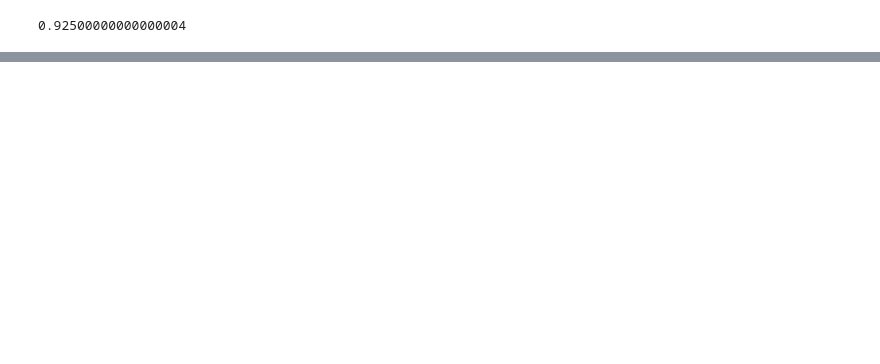
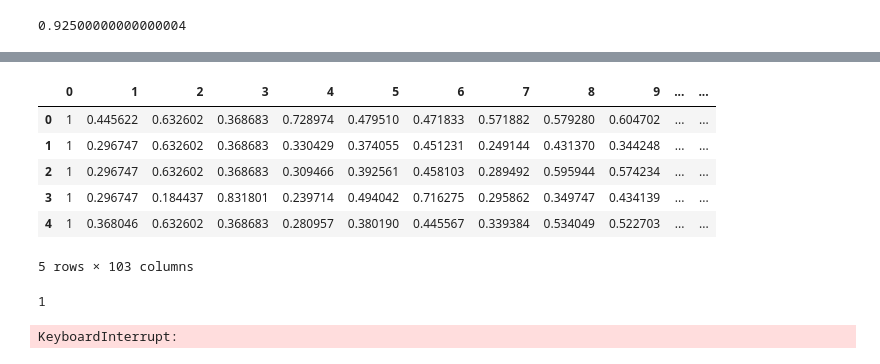
Before and after one commit to colinsongf/CART-GradientBoosting-RandomForest, a Jupyter notebook: Untitled.ipynb, the cells around one changed output, grey strips where cells are left out. Drawn from its saved outputs; the diff is of its cells as text; code cells hidden in the pictures; blank space fills up the shorter version.

```diff
--- a/Untitled.ipynb
+++ b/Untitled.ipynb
@@ -376,0 +466,11 @@ vote_clf.score(X_test, y_test)
+# %%
+spam_test_df = pd.read_csv('spam.test.txt', header=None, delimiter=" ")
+spam_test_df.head()
+# %% [output]
+|  | 0 | 1 | 2 | 3 | 4 | 5 | 6 | 7 | 8 | 9 | ... | ... |
+| 0 | 1 | 0.445622 | 0.632602 | 0.368683 | 0.728974 | 0.479510 | 0.471833 | 0.571882 | 0.579280 | 0.604702 | ... | ... |
+| 1 | 1 | 0.296747 | 0.632602 | 0.368683 | 0.330429 | 0.374055 | 0.451231 | 0.249144 | 0.431370 | 0.344248 | ... | ... |
+| 2 | 1 | 0.296747 | 0.632602 | 0.368683 | 0.309466 | 0.392561 | 0.458103 | 0.289492 | 0.595944 | 0.574234 | ... | ... |
+| 3 | 1 | 0.296747 | 0.184437 | 0.831801 | 0.239714 | 0.494042 | 0.716275 | 0.295862 | 0.349747 | 0.434139 | ... | ... |
+| 4 | 1 | 0.368046 | 0.632602 | 0.368683 | 0.280957 | 0.380190 | 0.445567 | 0.339384 | 0.534049 | 0.522703 | ... | ... |
+5 rows × 103 columns
@@ -376,0 +480,11 @@ vote_clf.score(X_test, y_test)
+# %%
+cart_clf = CART(max_depth=5)
+cart_clf.fit(spam_X_train, spam_y_train)
+#forest_clf = RandomForest(n_estimators=100, max_depth=10, poi=0.7, pof=0.3)
+#grad_clf = GradientBoosting(n_estimators=100)
+
+#vote_clf = VotingClassifier([forest_clf, grad_clf], [1.0, 1.0])
+#vote_clf.fit(spam_X_train, spam_y_train)
+# %% [output]
+1
+KeyboardInterrupt:
```
Also changed, not shown: parts of 10 cells of this notebook.
